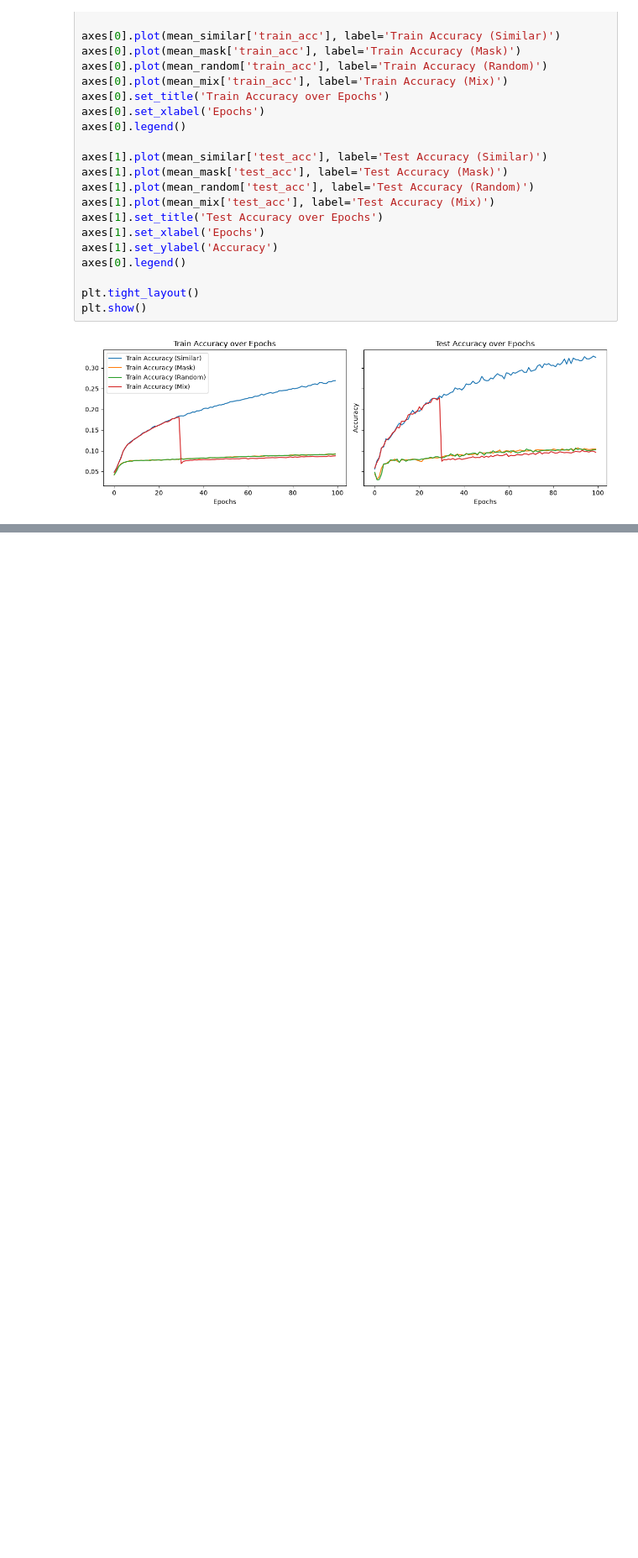
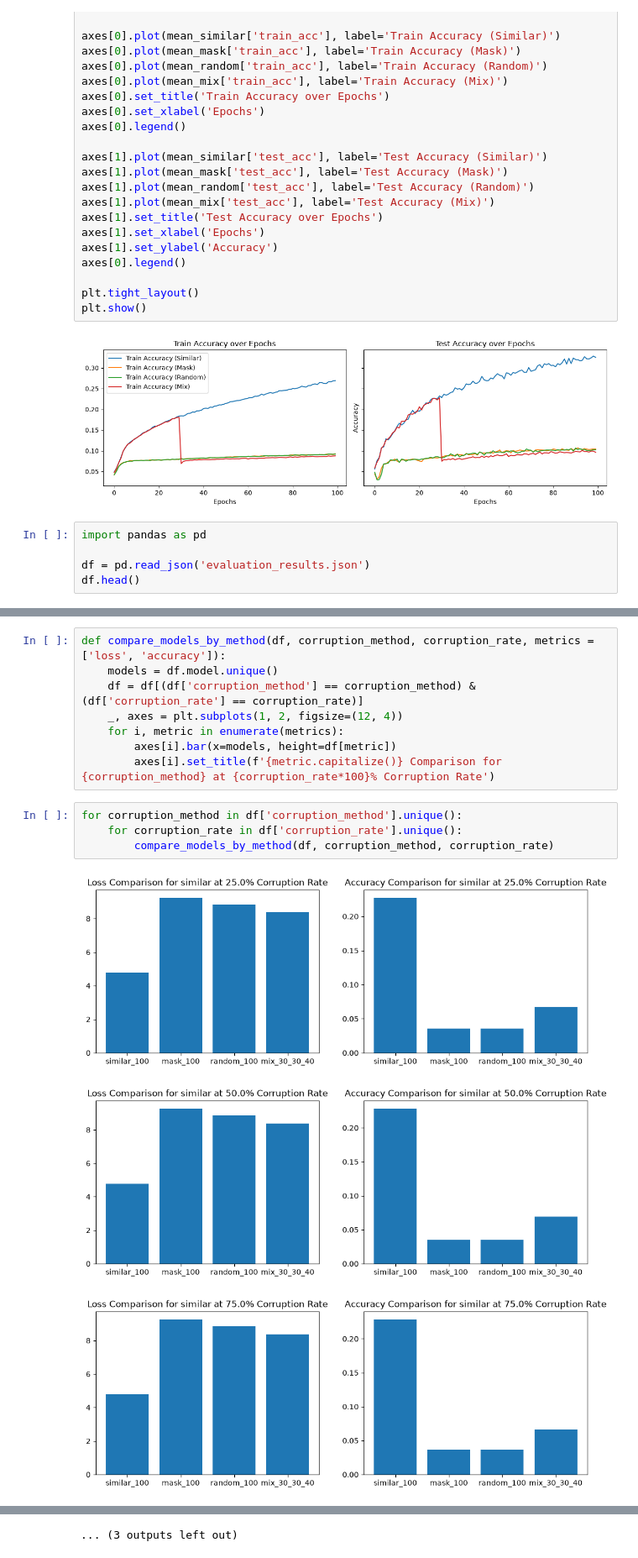
Before and after one commit to AndreRab/Multi-Phase-Corruption-Curriculum-for-Diffusion-Language-Models-training, a Jupyter notebook: results/results.ipynb, the cells around one changed output, grey strips where cells are left out. Shown at 84% size. Drawn from its saved outputs; the diff is of its cells as text; blank space fills up the shorter version.

```diff
--- a/results/results.ipynb
+++ b/results/results.ipynb
@@ -92,3 +92,8 @@ plt.tight_layout()
 plt.show()
 # %% [output]
 [figure]
+# %%
+import pandas as pd
+
+df = pd.read_json('evaluation_results.json')
+df.head()
@@ -94,0 +107,16 @@ plt.show()
+# %%
+def compare_models_by_method(df, corruption_method, corruption_rate, metrics = ['loss', 'accuracy']):
+    models = df.model.unique()
+    df = df[(df['corruption_method'] == corruption_method) & (df['corruption_rate'] == corruption_rate)]
+    _, axes = plt.subplots(1, 2, figsize=(12, 4))
+    for i, metric in enumerate(metrics):
+        axes[i].bar(x=models, height=df[metric])
+        axes[i].set_title(f'{metric.capitalize()} Comparison for {corruption_method} at {corruption_rate*100}% Corruption Rate')
+# %%
+for corruption_method in df['corruption_method'].unique():
+    for corruption_rate in df['corruption_rate'].unique():
+        compare_models_by_method(df, corruption_method, corruption_rate)
+# %% [output]
+[figure, added]
+[figure, added]
+[figure, added]
@@ -94,0 +132 @@ plt.show()
+... (3 outputs left out)
```
Also changed, not shown: parts of 3 cells of this notebook, 5 other files.
